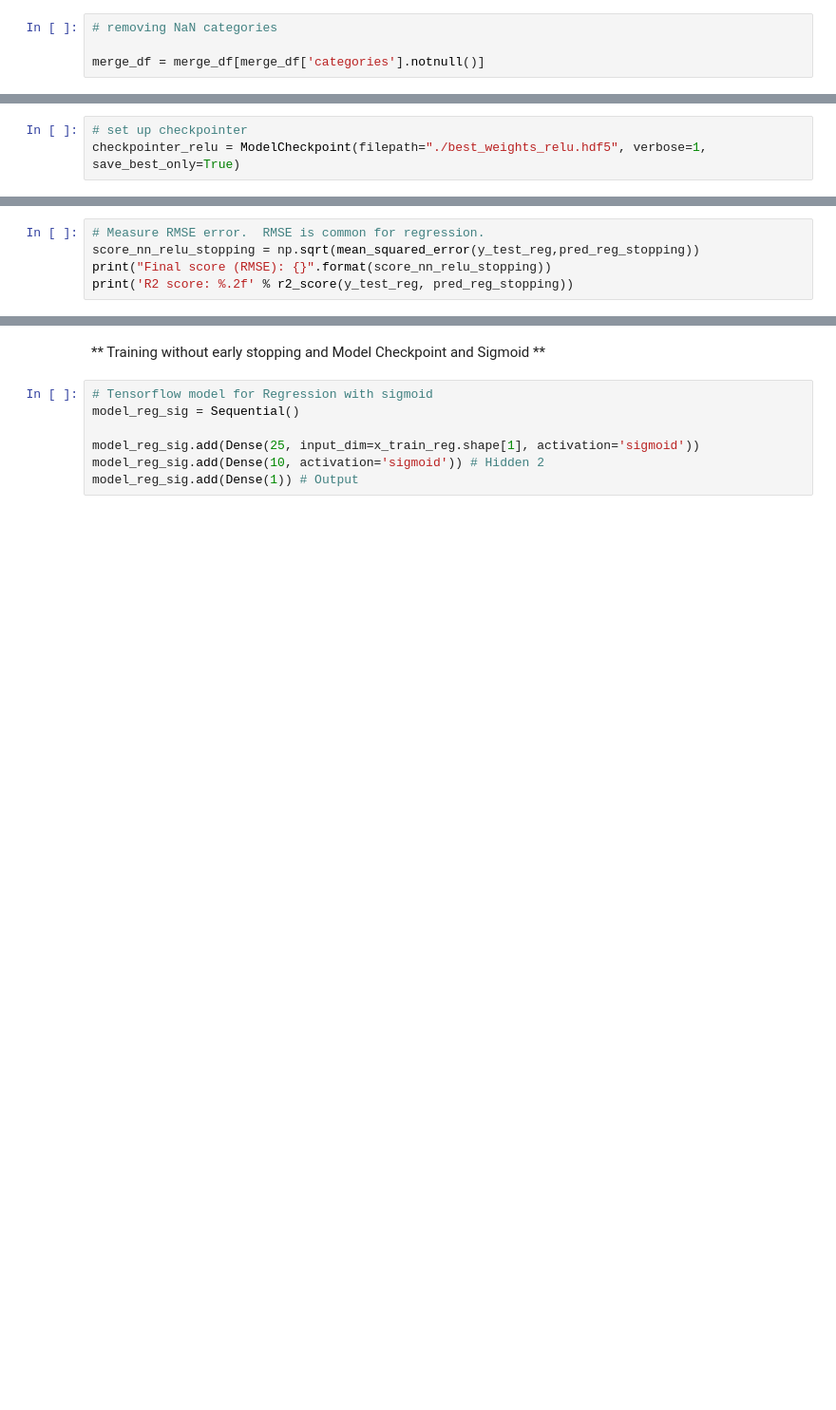
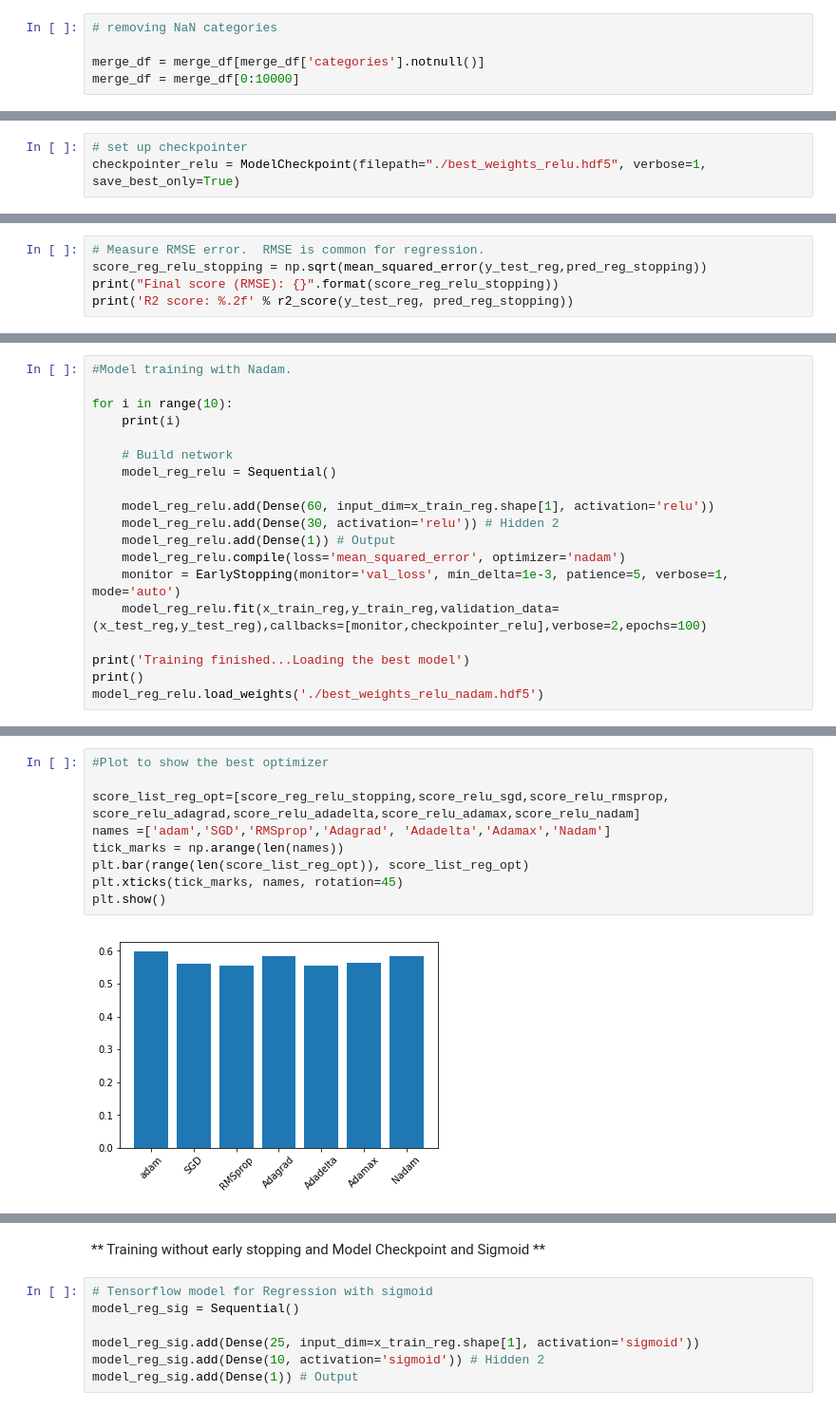
Before and after one commit to chandinin/AIML215, a Jupyter notebook: Project 2/Mini-Project 2.ipynb, the cells around one changed output, grey strips where cells are left out. Shown at 95% size. Drawn from its saved outputs; the diff is of its cells as text; blank space fills up the shorter version.

```diff
--- a/Project 2/Mini-Project 2.ipynb
+++ b/Project 2/Mini-Project 2.ipynb
@@ -77,6 +79,7 @@ merge_df['review_count'] = zscore(merge_df['review_count'])
 # removing NaN categories
 
 merge_df = merge_df[merge_df['categories'].notnull()]
+merge_df = merge_df[0:10000]
 # %%
 # Extracting categories
 
@@ -308,6 +306,6 @@ for i in range(10):
 # %%
 # Measure RMSE error.  RMSE is common for regression.
-score_nn_relu_stopping = np.sqrt(mean_squared_error(y_test_reg,pred_reg_stopping))
-print("Final score (RMSE): {}".format(score_nn_relu_stopping))
+score_reg_relu_stopping = np.sqrt(mean_squared_error(y_test_reg,pred_reg_stopping))
+print("Final score (RMSE): {}".format(score_reg_relu_stopping))
 print('R2 score: %.2f' % r2_score(y_test_reg, pred_reg_stopping))
 # %% [output]
@@ -315,0 +788,19 @@ R2 score: 0.68
+# %%
+#Model training with Nadam.
+
+for i in range(10):
+    print(i)
+
+    # Build network
+    model_reg_relu = Sequential()
+
+    model_reg_relu.add(Dense(60, input_dim=x_train_reg.shape[1], activation='relu'))
+    model_reg_relu.add(Dense(30, activation='relu')) # Hidden 2
+    model_reg_relu.add(Dense(1)) # Output
+    model_reg_relu.compile(loss='mean_squared_error', optimizer='nadam')
+    monitor = EarlyStopping(monitor='val_loss', min_delta=1e-3, patience=5, verbose=1, mode='auto')
+    model_reg_relu.fit(x_train_reg,y_train_reg,validation_data=(x_test_reg,y_test_reg),callbacks=[monitor,checkpointer_relu],verbose=2,epochs=100)
+
+print('Training finished...Loading the best model')
+print()
+model_reg_relu.load_weights('./best_weights_relu_nadam.hdf5')
@@ -315,0 +852,11 @@ R2 score: 0.68
+# %%
+#Plot to show the best optimizer
+
+score_list_reg_opt=[score_reg_relu_stopping,score_relu_sgd,score_relu_rmsprop, score_relu_adagrad,score_relu_adadelta,score_relu_adamax,score_relu_nadam]
+names =['adam','SGD','RMSprop','Adagrad', 'Adadelta','Adamax','Nadam']
+tick_marks = np.arange(len(names))
+plt.bar(range(len(score_list_reg_opt)), score_list_reg_opt)
+plt.xticks(tick_marks, names, rotation=45)
+plt.show()
+# %% [output]
+[figure, added]
```
Also changed, not shown: parts of 174 cells of this notebook, 7 other files.
